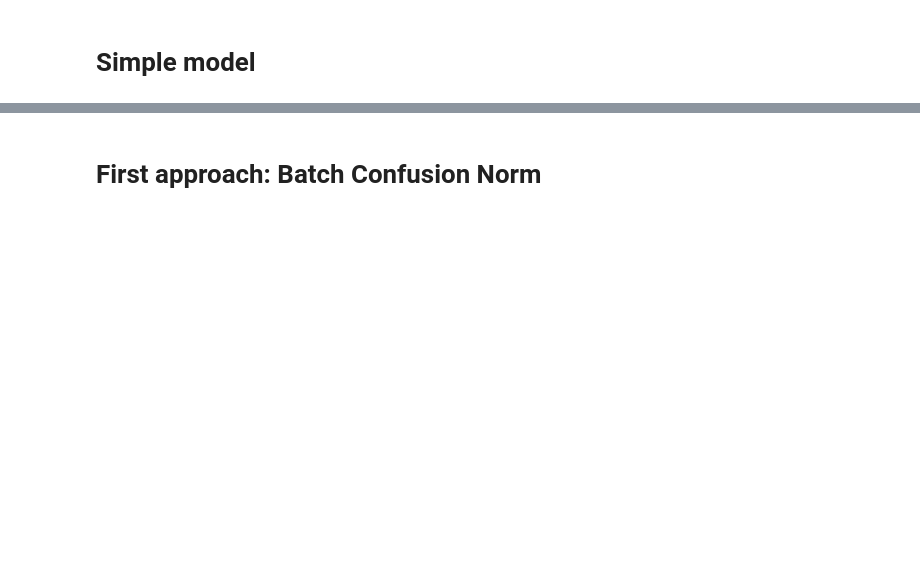
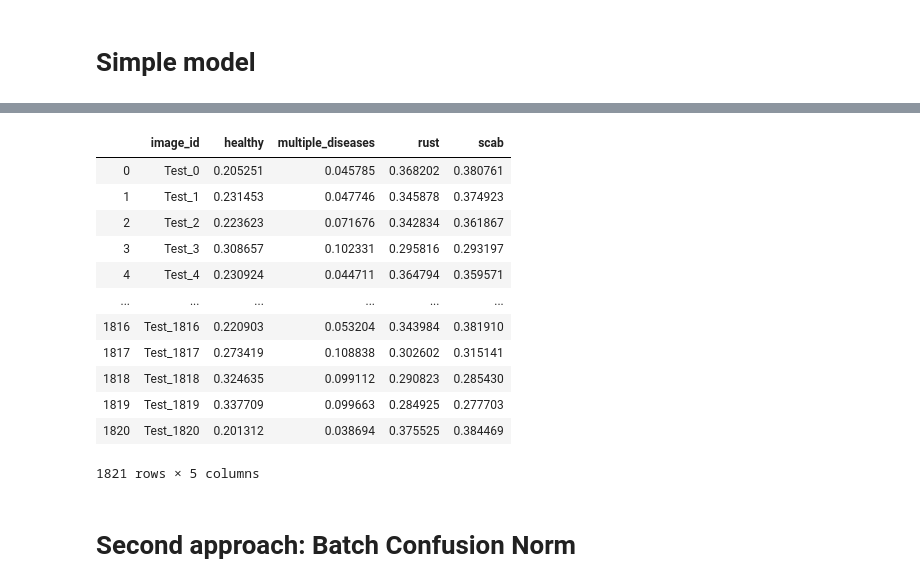
Before and after one commit to Julen96/Plant-Pathology-2020-FGVC7, a Jupyter notebook: FGVC project.ipynb, the cells around one changed output, grey strips where cells are left out. Saved outputs shown, nothing was run; the diff lists cells and outputs as text; code cells hidden in the pictures; blank space fills up the shorter version.

```diff
--- a/FGVC project.ipynb
+++ b/FGVC project.ipynb
@@ -260,2 +270,24 @@ KeyboardInterrupt:
+# %%
+df_test['healthy'] = x_pred[:,0]
+df_test['multiple_diseases'] = x_pred[:,1]
+df_test['rust'] = x_pred[:,2]
+df_test['scab'] = x_pred[:,3]
+df_test.to_csv('FGVC_submission_.csv', index = None)
+# %%
+df_test
+# %% [output]
+|  | image_id | healthy | multiple_diseases | rust | scab |
+| 0 | Test_0 | 0.205251 | 0.045785 | 0.368202 | 0.380761 |
+| 1 | Test_1 | 0.231453 | 0.047746 | 0.345878 | 0.374923 |
+| 2 | Test_2 | 0.223623 | 0.071676 | 0.342834 | 0.361867 |
+| 3 | Test_3 | 0.308657 | 0.102331 | 0.295816 | 0.293197 |
+| 4 | Test_4 | 0.230924 | 0.044711 | 0.364794 | 0.359571 |
+| ... | ... | ... | ... | ... | ... |
+| 1816 | Test_1816 | 0.220903 | 0.053204 | 0.343984 | 0.381910 |
+| 1817 | Test_1817 | 0.273419 | 0.108838 | 0.302602 | 0.315141 |
+| 1818 | Test_1818 | 0.324635 | 0.099112 | 0.290823 | 0.285430 |
+| 1819 | Test_1819 | 0.337709 | 0.099663 | 0.284925 | 0.277703 |
+| 1820 | Test_1820 | 0.201312 | 0.038694 | 0.375525 | 0.384469 |
+1821 rows × 5 columns
 # %% [markdown]
-# First approach: Batch Confusion Norm
+# Second approach: Batch Confusion Norm
```
Also changed, not shown: parts of 19 cells of this notebook, 1 other file.
